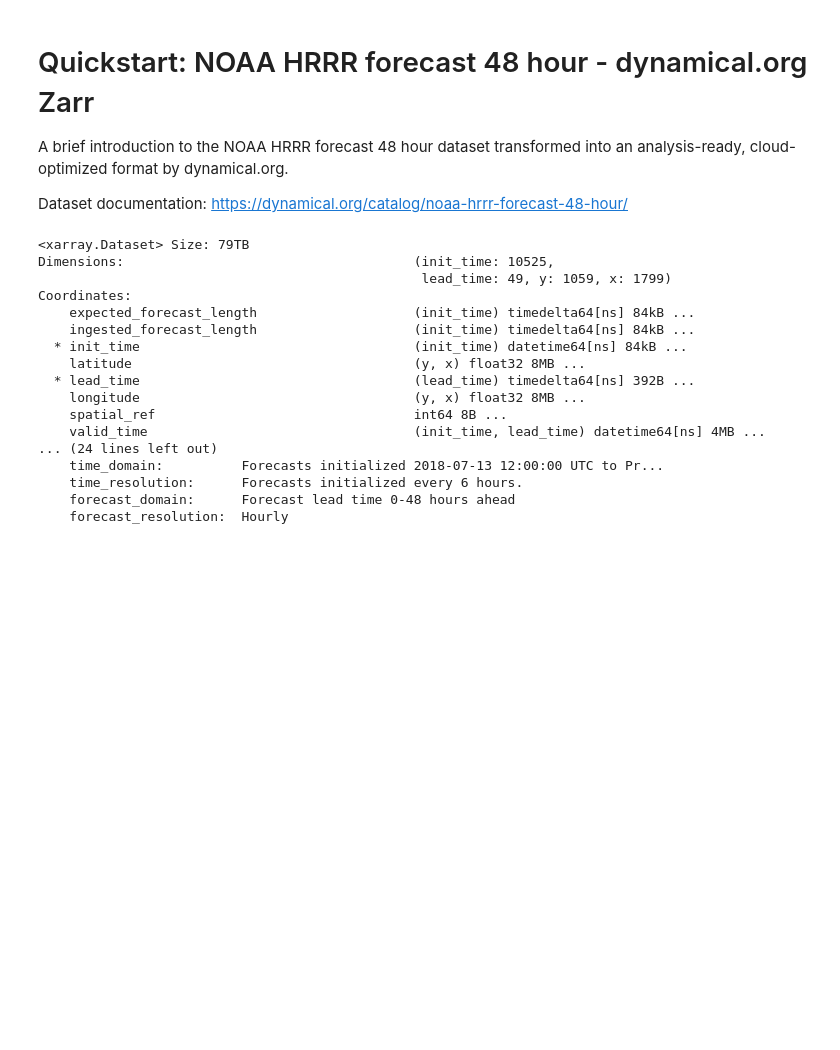
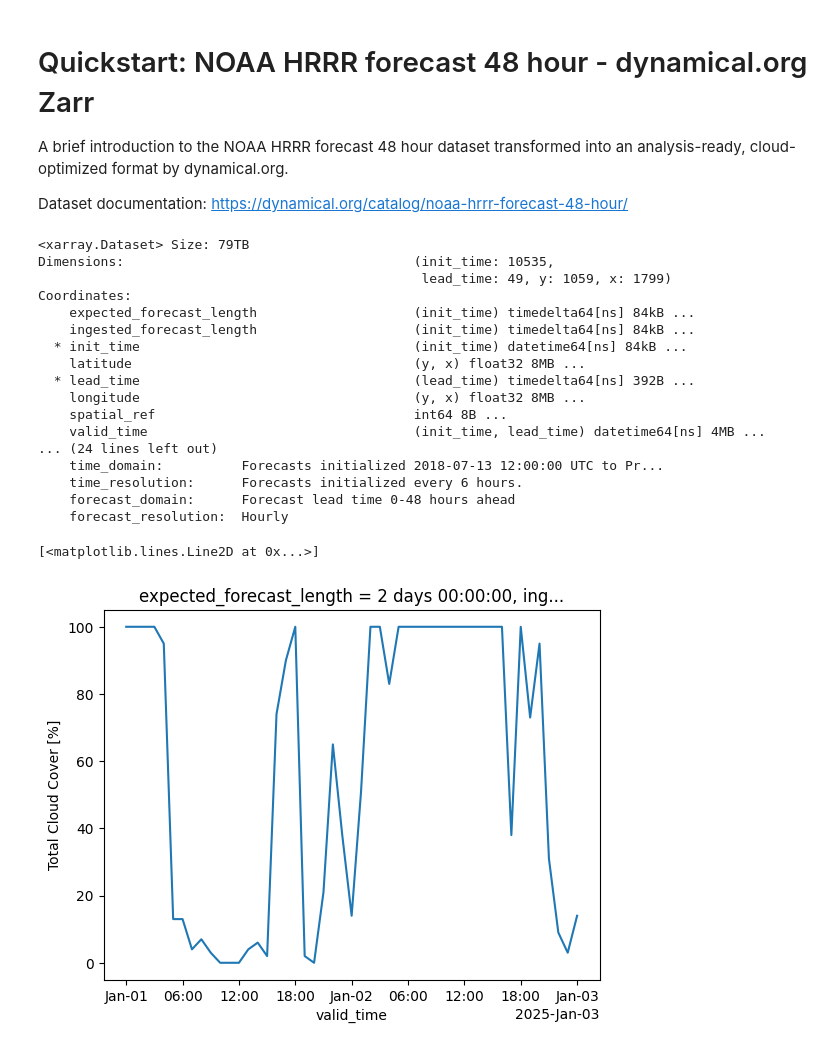
Before and after one commit to dynamical-org/notebooks, a Jupyter notebook: noaa-hrrr-forecast-48-hour.ipynb, the cells around one changed output. Cells and saved outputs as stored; diff of their text form; code cells hidden in the pictures; blank space fills up the shorter version.

Commit message:
HRRR notebook close

```diff
--- a/noaa-hrrr-forecast-48-hour.ipynb
+++ b/noaa-hrrr-forecast-48-hour.ipynb
@@ -10,11 +11,11 @@ Dataset documentation: https://dynamical.org/catalog/noaa-hrrr-forecast-48-hour/
 # %%
 import xarray as xr
 
-ds = xr.open_zarr("https://data.dynamical.org/noaa/hrrr/forecast-48-hour/latest.zarr?email=optional@email.com", decode_timedelta=True, chunks=None)
+ds = xr.open_zarr("https://data.dynamical.org/noaa/hrrr/forecast-48-hour/latest.zarr?email=optional@email.com", chunks=None)
 ds
 # %% [output]
 <xarray.Dataset> Size: 79TB
-Dimensions:                                     (init_time: 10525,
+Dimensions:                                     (init_time: 10535,
                                                  lead_time: 49, y: 1059, x: 1799)
 Coordinates:
     expected_forecast_length                    (init_time) timedelta64[ns] 84kB ...
@@ -64,0 +34,6 @@ anim.save(f"hrrr_{var}_{init_time:%Y-%m-%dT%H}_{"_".join([str(b) for b in bounds
+# %%
+# Plot a forecast of cloud cover at a specific location
+ds["total_cloud_cover_atmosphere"].sel(init_time="2025-01-01T00", x=0, y=0, method="nearest").plot(x="valid_time")
+# %% [output]
+[<matplotlib.lines.Line2D at 0x...>]
+[figure, added]
```
Also changed, not shown: parts of 6 cells of this notebook.
